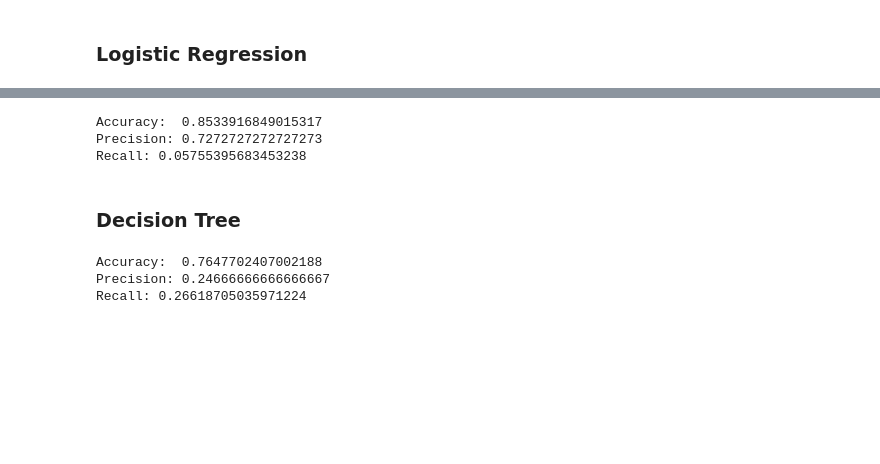
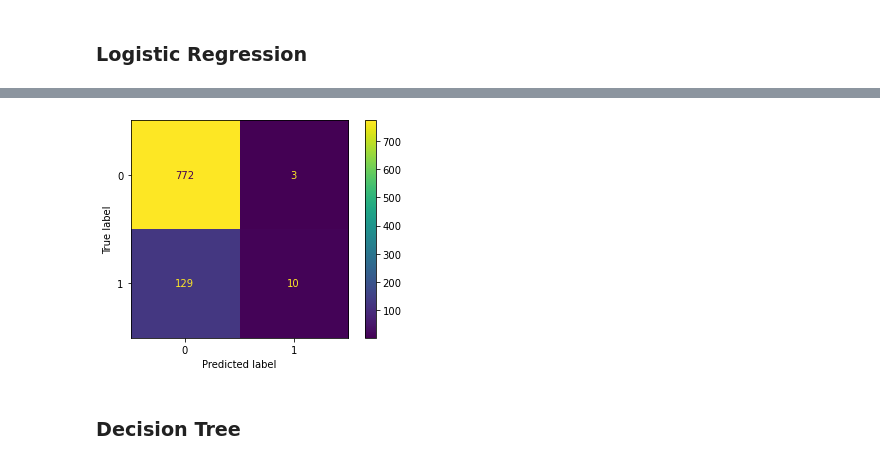
Before and after one commit to aharri123/Heart-disease-classification, a Jupyter notebook: student.ipynb, the cells around one changed output, grey strips where cells are left out. Cells and saved outputs as stored; diff of their text form; code cells hidden in the pictures; blank space fills up the shorter version.

```diff
--- a/student.ipynb
+++ b/student.ipynb
@@ -121,4 +113,5 @@ baseline_model = LogisticRegression(solver = "saga")
 
 #Fit our model and predict
 baseline_model.fit(X_train, y_train)
-y_pred = baseline_model.predict(X_test)
+y_train_pred = baseline_model.predict(X_train)
+y_test_pred = baseline_model.predict(X_test)
@@ -125,7 +140,9 @@ y_pred = baseline_model.predict(X_test)
 # %%
 #Let's create a confusion matrix
-#from sklearn.metrics import confusion_matrix
-#from sklearn.metrics import plot_confusion_matrix
+from sklearn.metrics import confusion_matrix
+from sklearn.metrics import plot_confusion_matrix
 
-#conf_matrix = confusion_matrix(y_test, y_pred)
-#conf_matrix
+conf_matrix = confusion_matrix(y_test, y_test_pred)
+plot_confusion_matrix(baseline_model, X_test, y_test);
+# %% [output]
+[figure, added]
@@ -134,14 +149,3 @@ y_pred = baseline_model.predict(X_test)
-# %%
-from sklearn.metrics import precision_score, recall_score, accuracy_score, f1_score, log_loss
-
-#Let's look at our evaluation metrics
-print("Accuracy: ", accuracy_score(y_test, y_pred))
-print("Precision:",precision_score(y_test, y_pred))
-print("Recall:",recall_score(y_test, y_pred))
-# %% [output]
-Accuracy:  0.8533916849015317
-Precision: 0.7272727272727273
-Recall: 0.05755395683453238
 # %% [markdown]
 ### Decision Tree
 # %%
@@ -155,9 +159,0 @@ dtc_pred = dtc.predict(X_test)
-# %%
-#Let's look at our evaluation metrics
-print("Accuracy: ", accuracy_score(y_test, dtc_pred))
-print("Precision:",precision_score(y_test, dtc_pred))
-print("Recall:",recall_score(y_test, dtc_pred))
-# %% [output]
-Accuracy:  0.7647702407002188
-Precision: 0.24666666666666667
-Recall: 0.26618705035971224
```
Also changed, not shown: parts of 31 cells of this notebook.
